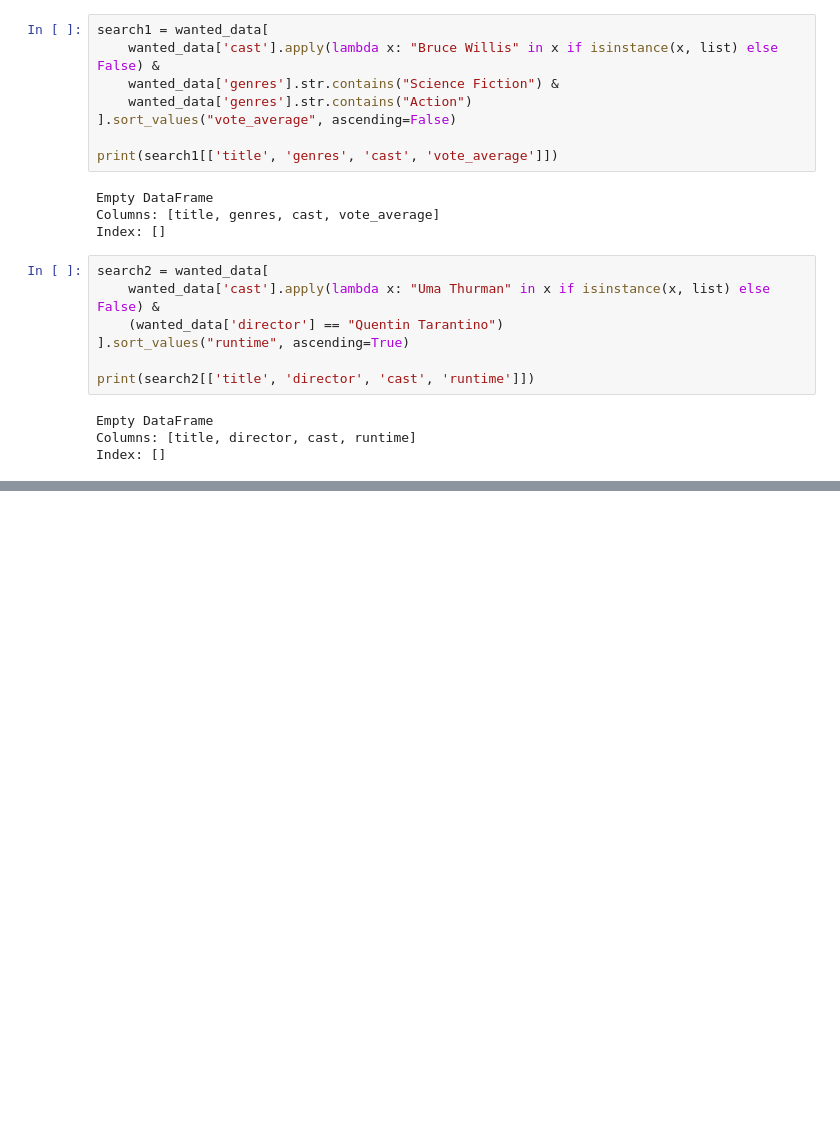
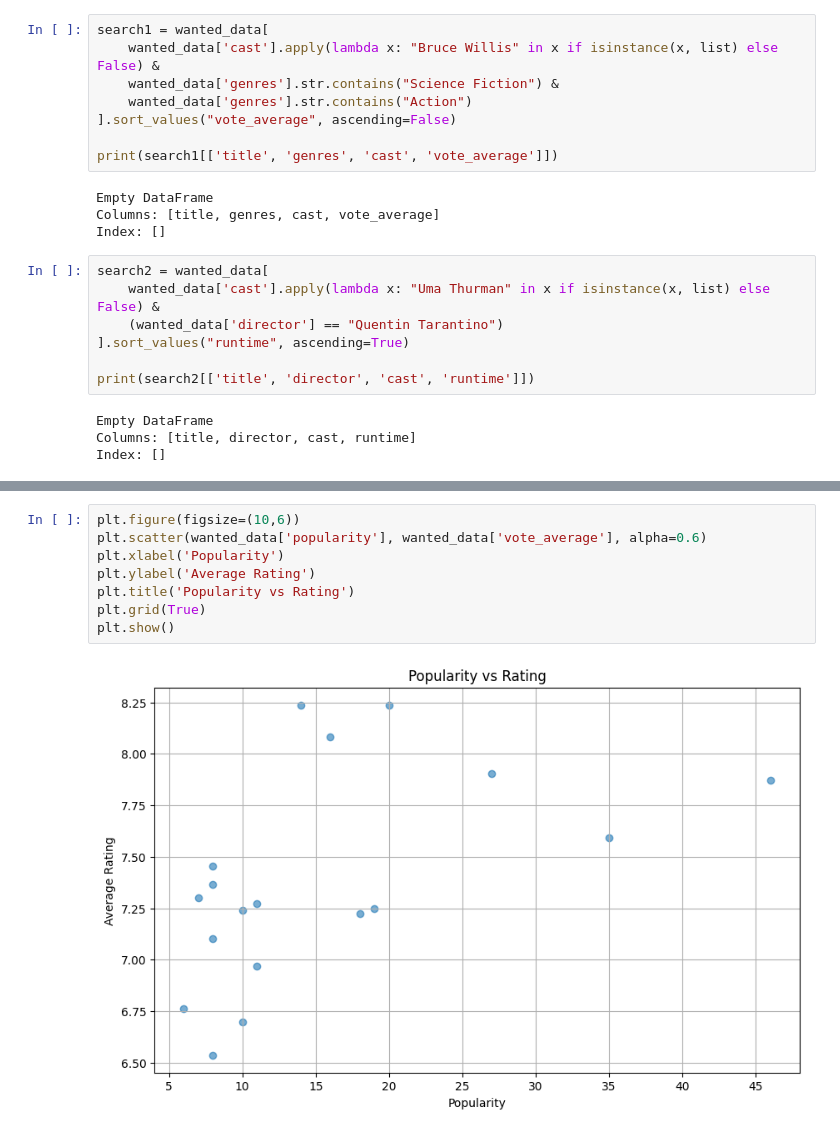
Before and after one commit to Zaina-M/TMDB_Movie_Analysis, a Jupyter notebook: et.ipynb, the cells around one changed output, grey strips where cells are left out. Cells and saved outputs as stored; diff of their text form; blank space fills up the shorter version.

```diff
--- a/et.ipynb
+++ b/et.ipynb
@@ -713,0 +804,10 @@ Index: []
+# %%
+plt.figure(figsize=(10,6))
+plt.scatter(wanted_data['popularity'], wanted_data['vote_average'], alpha=0.6)
+plt.xlabel('Popularity')
+plt.ylabel('Average Rating')
+plt.title('Popularity vs Rating')
+plt.grid(True)
+plt.show()
+# %% [output]
+[figure, added]
```
Also changed, not shown: parts of 33 cells of this notebook, 3 other files.
